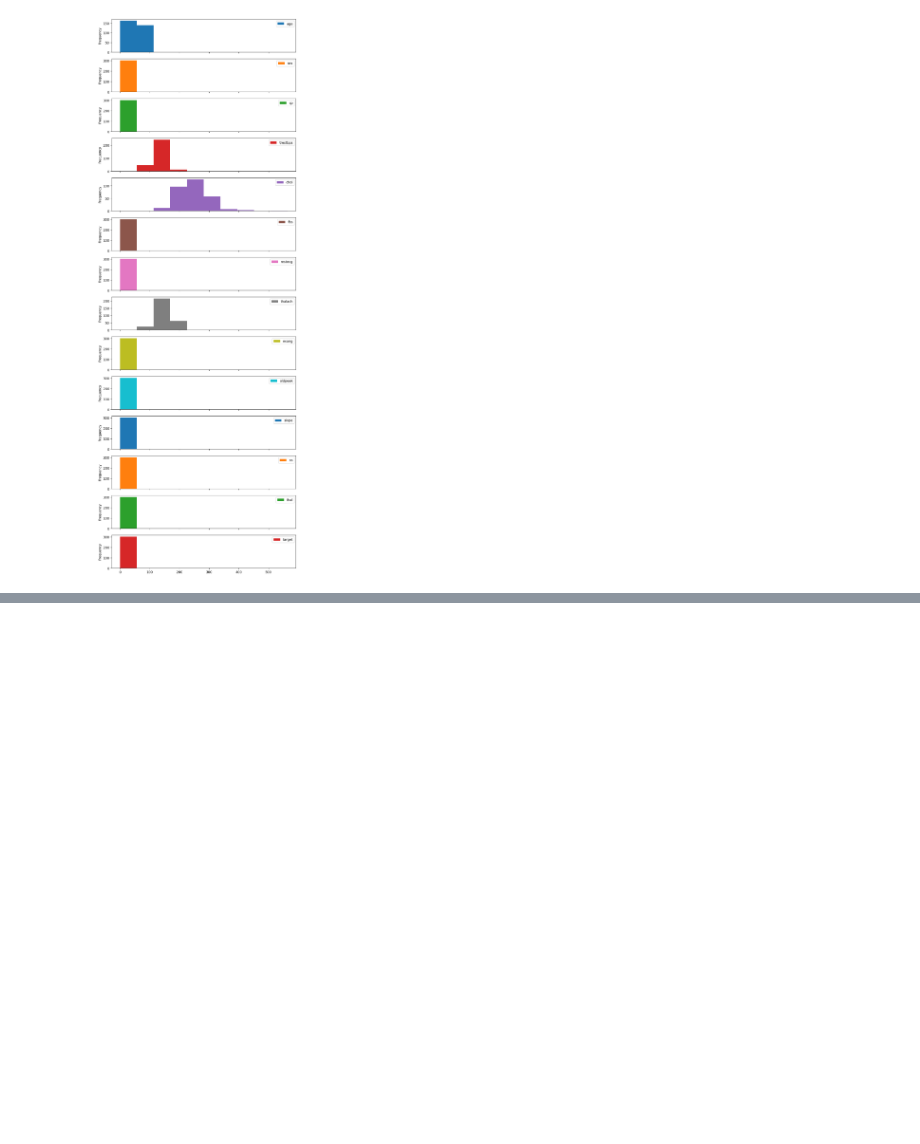
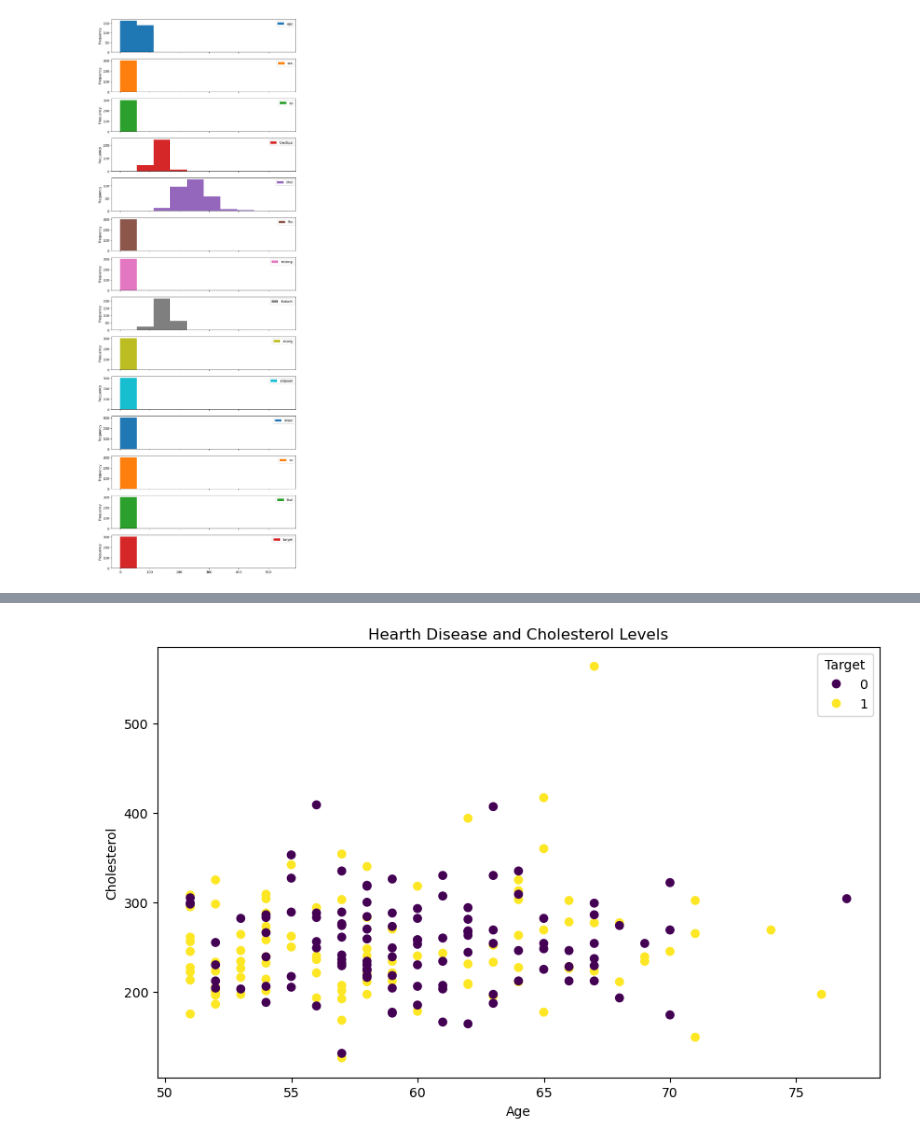
Before and after one commit to leandrofahur/senior-python-developer, a Jupyter notebook: machine-learning/matplotlib-data-analysis/introduction-to-matplotlib.ipynb, the cells around one changed output, grey strips where cells are left out. Saved outputs shown, nothing was run; the diff lists cells and outputs as text; code cells hidden in the pictures; blank space fills up the shorter version.

```diff
--- a/machine-learning/matplotlib-data-analysis/introduction-to-matplotlib.ipynb
+++ b/machine-learning/matplotlib-data-analysis/introduction-to-matplotlib.ipynb
@@ -364,0 +388,19 @@ array([<Axes: ylabel='Frequency'>, <Axes: ylabel='Frequency'>,
+# %%
+# OO method from scratch:
+fig, ax = plt.subplots(figsize=(10,6))
+
+# step 1 - plot the data:
+scatter = ax.scatter(x=over_50["age"], y=over_50["chol"], c=over_50["target"]);
+
+# step 2 - customixe the title, and x,y labels:
+ax.set(title="Hearth Disease and Cholesterol Levels",
+        xlabel="Age",
+        ylabel="Cholesterol");
+
+# step 3 - add a legend:
+ax.legend(*scatter.legend_elements(),title="Target");
+
+# step 4 - add an horizontal line (x-axis):
+ax.axhline(over_50["chol"])
+# %% [output]
+[figure, added]
```
Also changed, not shown: parts of 3 cells of this notebook.
